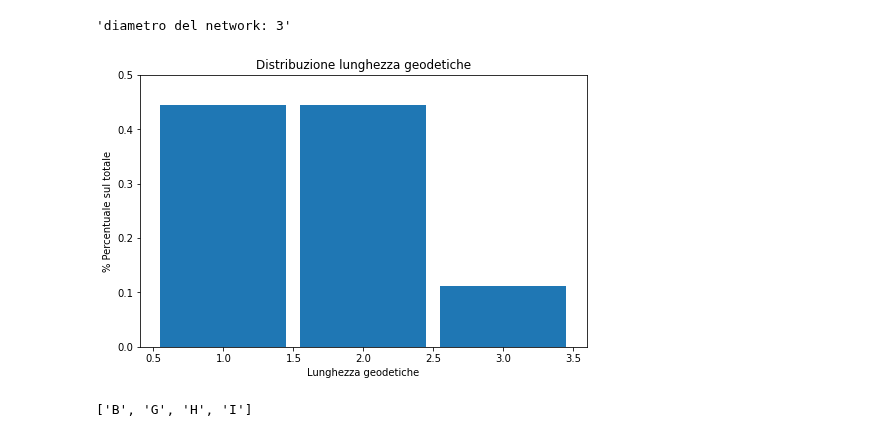
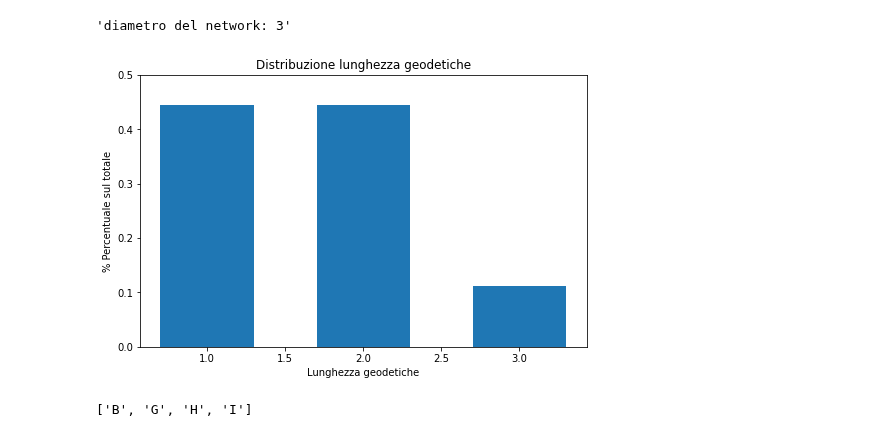
Before and after one commit to alkaest2002/ABGrid, a Jupyter notebook: materials/course 101/esercitazione.ipynb, the cells around one changed output. Cells and saved outputs as stored; diff of their text form; code cells hidden in the pictures.

```diff
--- a/materials/course 101/esercitazione.ipynb
+++ b/materials/course 101/esercitazione.ipynb
@@ -149,16 +147,16 @@ f"diametro del network: {nx.diameter(U)}"
 # %%
 # DISTRIBUZIONE LUNGHEZZA DELLE GEODETICHE
 fig, ax = plt.subplots(figsize=(8,5))
 dict_shortest = dict(nx.shortest_path_length(U))
 flattened_shortest = sum(map(lambda x: list(x.values()), dict_shortest.values()), [])
 flattened_shortest = [x for x in flattened_shortest if x > 0]
 max_geodetic = max(flattened_shortest)
 bins = [0.5 + i for i in range(max_geodetic + 1)]
-g = ax.hist(flattened_shortest, bins=bins, rwidth=.9, density=True)
+g = ax.hist(flattened_shortest, bins=bins, rwidth=.6, density=True)
 ax.set_title("Distribuzione lunghezza geodetiche")
 ax.set_xlabel("Lunghezza geodetiche")
 ax.set_ylabel("% Percentuale sul totale")
 ax.set_ylim(0,.5);
 # %% [output]
-[figure, old version]
+[figure, new version]
 # %%
```
Also changed, not shown: parts of 27 cells of this notebook, 1 other file.
